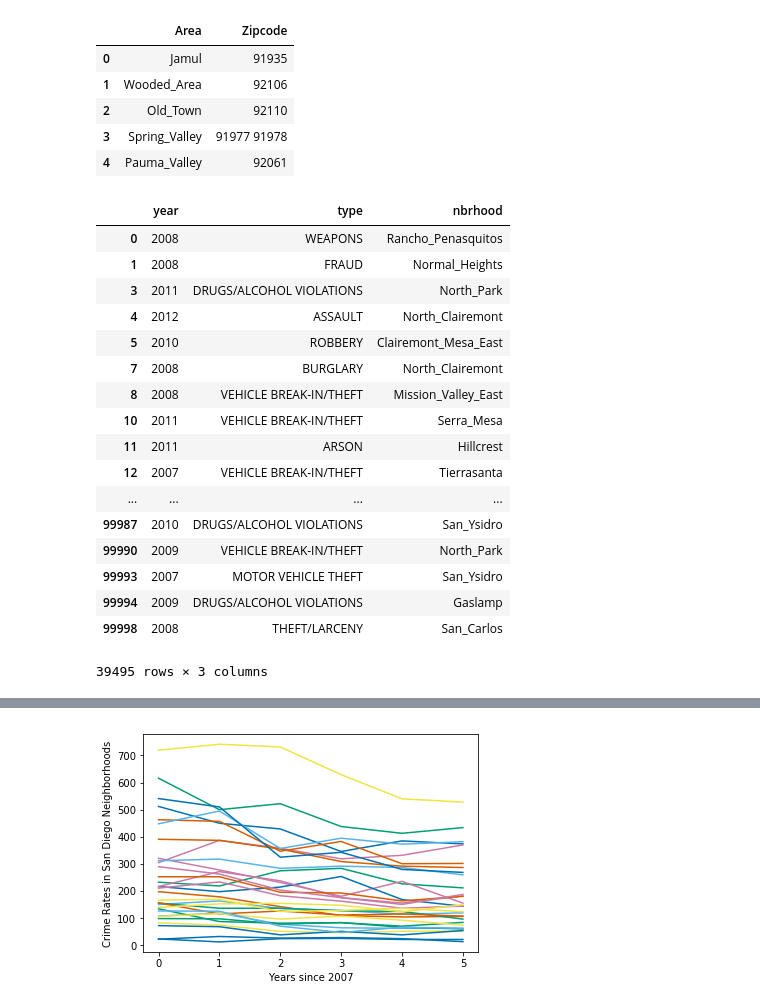
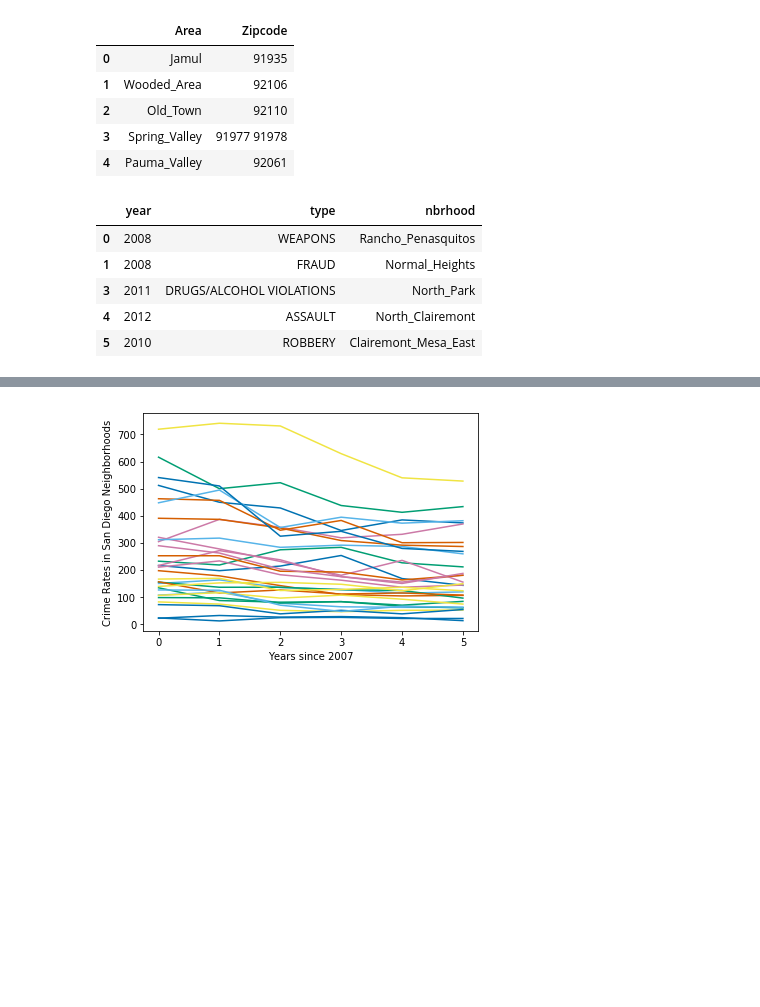
Before and after one commit to mec029/COGS108-Gentrification, a Jupyter notebook: Crime_Rate.ipynb, the cells around one changed output, grey strips where cells are left out. Drawn from its saved outputs; the diff is of its cells as text; code cells hidden in the pictures; blank space fills up the shorter version.

```diff
--- a/Crime_Rate.ipynb
+++ b/Crime_Rate.ipynb
@@ -99,27 +114,15 @@ dfzip.head(5)
 # %%
 # remove neighborhoods in dfcrime for which we don't have the zipcode data for
 area = dfzip['Area'].values
 dfcrime = dfcrime[dfcrime['nbrhood'].isin(area)]
-dfcrime
+dfcrime.head(5)
 # %% [output]
 |  | year | type | nbrhood |
 | 0 | 2008 | WEAPONS | Rancho_Penasquitos |
 | 1 | 2008 | FRAUD | Normal_Heights |
 | 3 | 2011 | DRUGS/ALCOHOL VIOLATIONS | North_Park |
 | 4 | 2012 | ASSAULT | North_Clairemont |
 | 5 | 2010 | ROBBERY | Clairemont_Mesa_East |
-| 7 | 2008 | BURGLARY | North_Clairemont |
-| 8 | 2008 | VEHICLE BREAK-IN/THEFT | Mission_Valley_East |
-| 10 | 2011 | VEHICLE BREAK-IN/THEFT | Serra_Mesa |
-| 11 | 2011 | ARSON | Hillcrest |
-| 12 | 2007 | VEHICLE BREAK-IN/THEFT | Tierrasanta |
-| ... | ... | ... | ... |
-| 99987 | 2010 | DRUGS/ALCOHOL VIOLATIONS | San_Ysidro |
-| 99990 | 2009 | VEHICLE BREAK-IN/THEFT | North_Park |
-| 99993 | 2007 | MOTOR VEHICLE THEFT | San_Ysidro |
-| 99994 | 2009 | DRUGS/ALCOHOL VIOLATIONS | Gaslamp |
-| 99998 | 2008 | THEFT/LARCENY | San_Carlos |
-39495 rows × 3 columns
 # %%
 # reset index of dfcrime
 dfcrime = dfcrime.reset_index()
```
Also changed, not shown: parts of 21 cells of this notebook.
